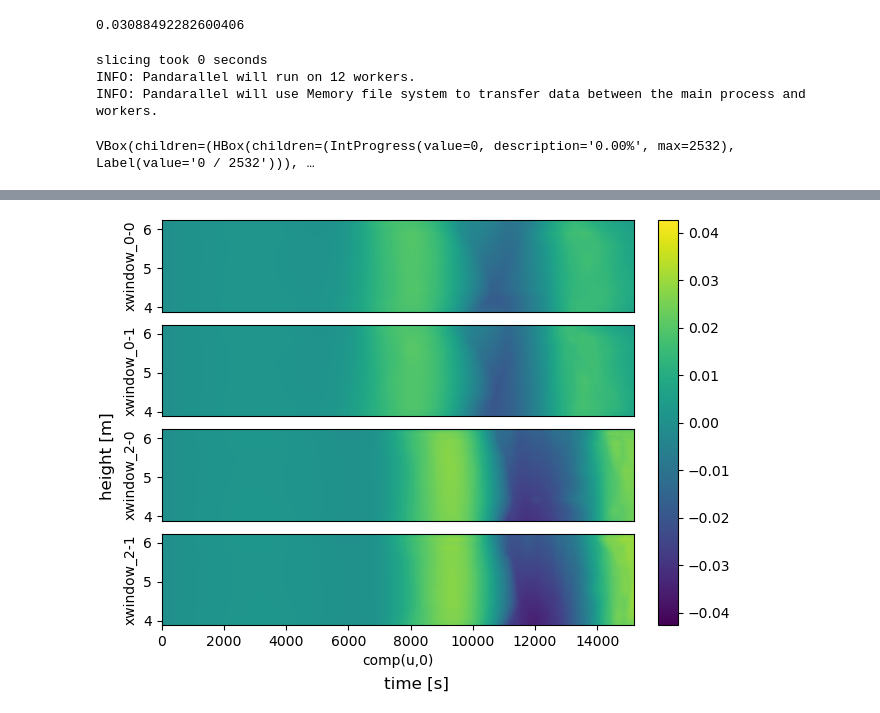
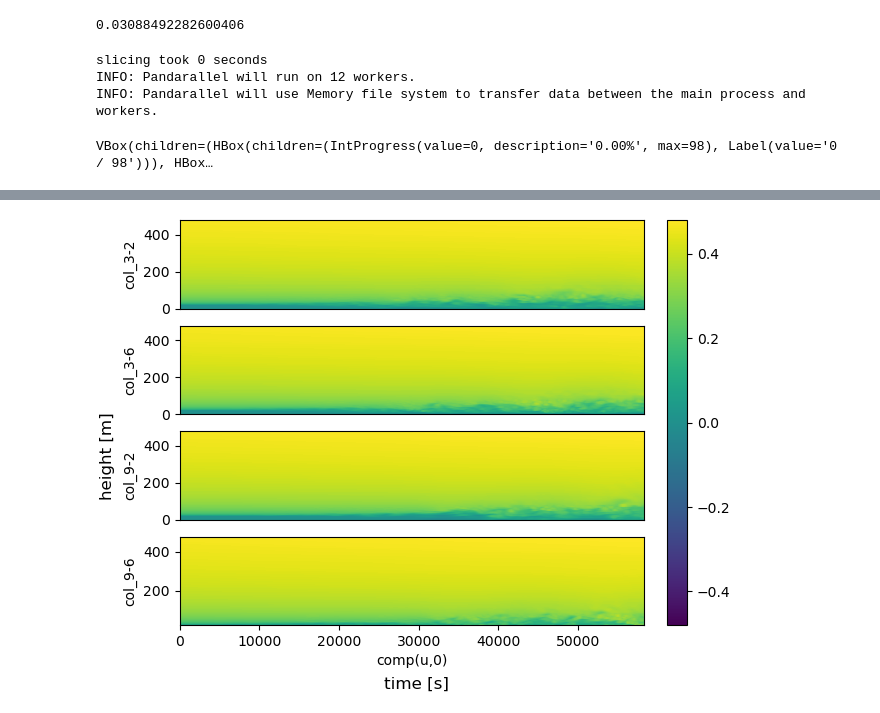
Before and after one commit to nbachand/city_block_cfd, a Jupyter notebook: sfam_post-processing.ipynb, the cells around one changed output, grey strips where cells are left out. Cells and saved outputs as stored; diff of their text form; code cells hidden in the pictures.

```diff
--- a/sfam_post-processing.ipynb
+++ b/sfam_post-processing.ipynb
@@ -83,8 +83,8 @@ plot_params = {
 
 # slice = probes.slice_into_df(slice_params)
 (fig, ax) = probes.contour_plots(
-    names = ['xwindow_0-0', 'xwindow_0-1', 'xwindow_2-0', 'xwindow_2-1'],
-    steps = probes.probe_steps[0::1],
+    names = [name for name in  probes.probe_names if "col" in name],
+    steps = probes.probe_steps[0:-10:10],
     quants = ['comp(u,0)'],
     parrallel = True,
     plot_params = plot_params
@@ -93,4 +93,4 @@ plot_params = {
 slicing took 0 seconds
 INFO: Pandarallel will run on 12 workers.
 INFO: Pandarallel will use Memory file system to transfer data between the main process and workers.
-VBox(children=(HBox(children=(IntProgress(value=0, description='0.00%', max=2532), Label(value='0 / 2532'))), …
+VBox(children=(HBox(children=(IntProgress(value=0, description='0.00%', max=98), Label(value='0 / 98'))), HBox…
@@ -100,4 +100,4 @@ plotting took 15 seconds
-[figure, old version]
+[figure, new version]
 # %%
 plt.savefig(f'{home_dir}/CHARLES/{category}/R{run}/plots/velocity_contour')
 # %%
```
Also changed, not shown: parts of 4 cells of this notebook, 4 other files.
